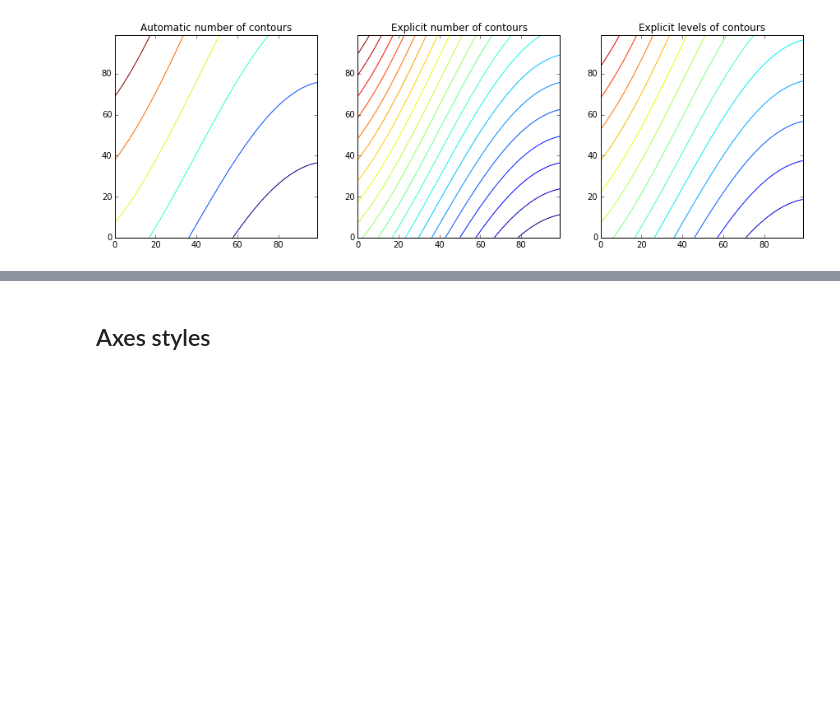
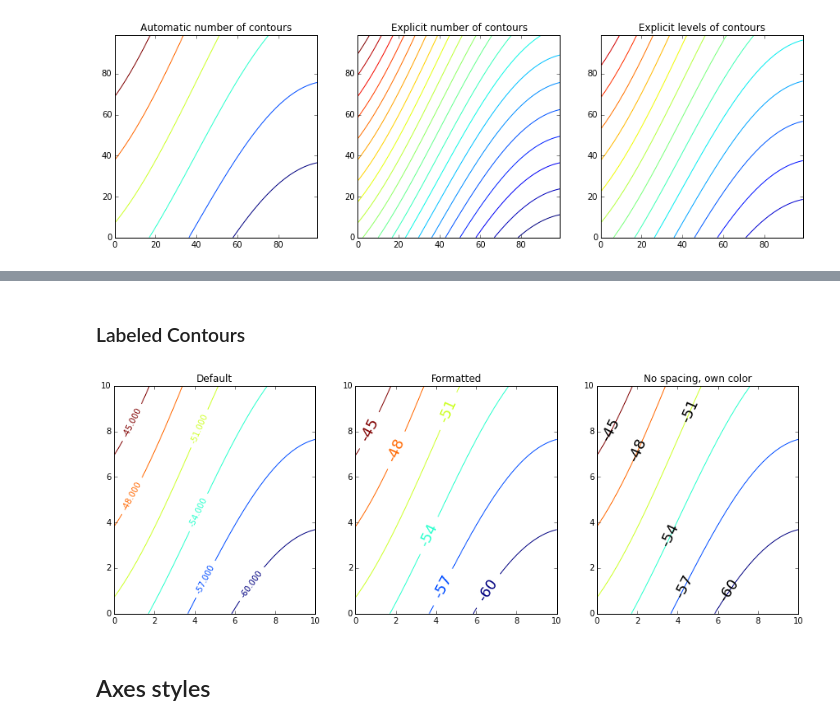
Before and after one commit to mmathioudakis/matplotlib_plot_examples, a Jupyter notebook: little_matplotlib_cookbook.ipynb, the cells around one changed output, grey strips where cells are left out. Saved outputs shown, nothing was run; the diff lists cells and outputs as text; code cells hidden in the pictures; blank space fills up the shorter version.

Commit message:
added labeled example

```diff
--- a/little_matplotlib_cookbook.ipynb
+++ b/little_matplotlib_cookbook.ipynb
@@ -926,3 +930,35 @@ _tmp = ax[2].contour(Z, num_levels, colors = np.random.rand())
+# %% [markdown]
+### Labeled Contours
+# %%
+# data
+N = 100
+X = np.linspace(0, 10, N)
+Y = np.linspace(0, 10, N)
+
+def foo(x, y):
+    return  - np.sqrt(np.square(x-50) + np.square((y-50) * np.sin(0.1*y-50)))
+
+Z = np.array([foo(x, y) for x in X for y in Y])
+Z = np.reshape(Z, (N, N))
+
+# plotting
+fig, ax = plt.subplots(1, 3, figsize = (15, 5))
+
+ax[0].set(title = "Default")
+_cnt = ax[0].contour(X, Y, Z)
+_tmp = ax[0].clabel(_cnt)
+
+ax[1].set(title = "Formatted")
+_cnt = ax[1].contour(X, Y, Z, 6)
+_tmp = ax[1].clabel(_cnt, fmt = '%1.0f', fontsize = 18, inline_spacing = 10)
+
+
+ax[2].set(title = "No spacing, own color")
+_cnt = ax[2].contour(X, Y, Z, 6)
+_tmp = ax[2].clabel(_cnt, fmt = '%1.0f', fontsize = 18,
+                    inline = False, colors = "black")
+# %% [output]
+[figure, added]
 # %% [markdown]
 ## Axes styles
 # %%
```
Also changed, not shown: parts of 3 cells of this notebook.
